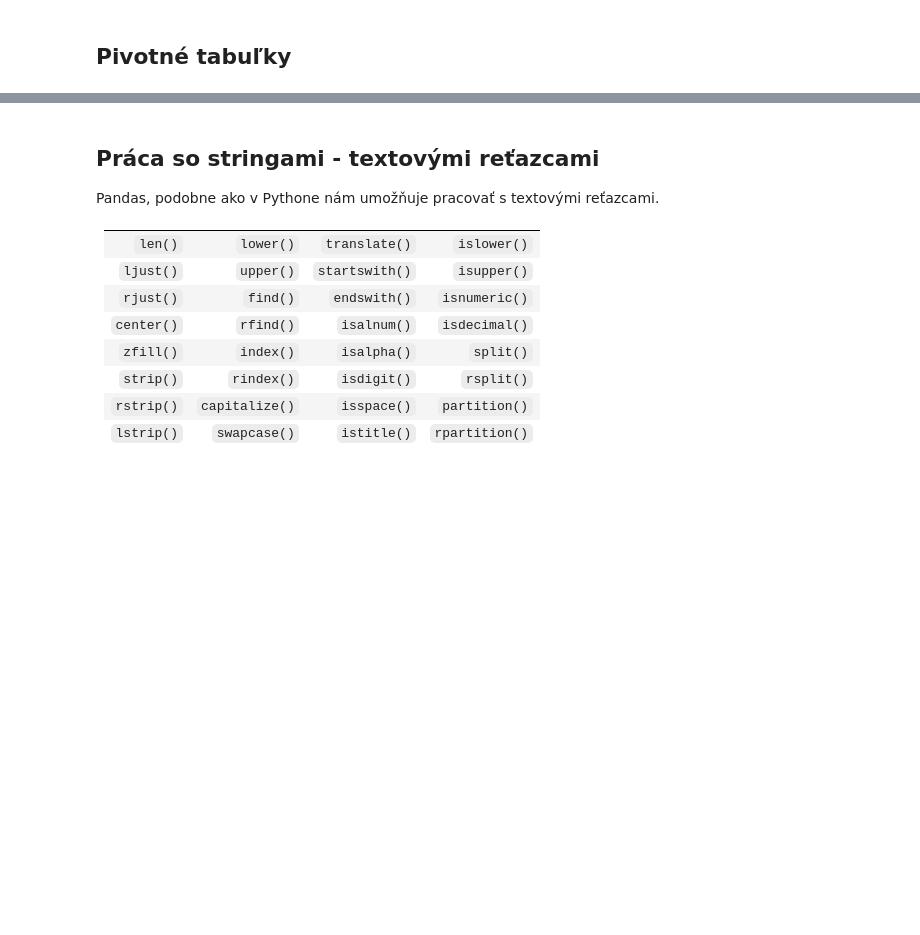
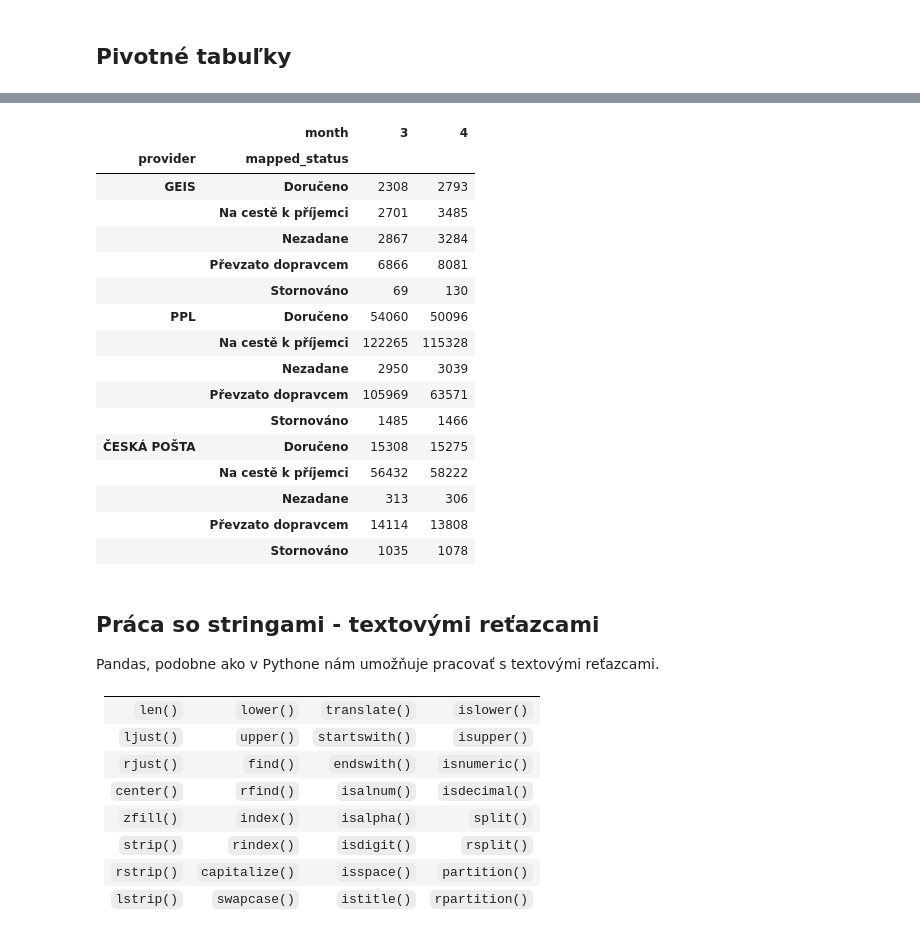
Before and after one commit to SvetlanaM/digital_academy3, a Jupyter notebook: Lesson02/Lesson02-Copy1.ipynb, the cells around one changed output, grey strips where cells are left out. Drawn from its saved outputs; the diff is of its cells as text; code cells hidden in the pictures; blank space fills up the shorter version.

```diff
--- a/Lesson02/Lesson02-Copy1.ipynb
+++ b/Lesson02/Lesson02-Copy1.ipynb
@@ -586,0 +685,2 @@ def highlight_max(s):
+# %%
+pivot2 = pd.pivot_table(dupDf, index='month', columns=['provider', 'mapped_status'], values="tracking_id", aggfunc='count')
@@ -587,3 +695,23 @@ def highlight_max(s):
+# %%
+pivot2.T
+# %% [output]
+|  | month | 3 | 4 |
+| provider | mapped_status |  |  |
+| GEIS | Doručeno | 2308 | 2793 |
+|  | Na cestě k příjemci | 2701 | 3485 |
+|  | Nezadane | 2867 | 3284 |
+|  | Převzato dopravcem | 6866 | 8081 |
+|  | Stornováno | 69 | 130 |
+| PPL | Doručeno | 54060 | 50096 |
+|  | Na cestě k příjemci | 122265 | 115328 |
+|  | Nezadane | 2950 | 3039 |
+|  | Převzato dopravcem | 105969 | 63571 |
+|  | Stornováno | 1485 | 1466 |
+| ČESKÁ POŠTA | Doručeno | 15308 | 15275 |
+|  | Na cestě k příjemci | 56432 | 58222 |
+|  | Nezadane | 313 | 306 |
+|  | Převzato dopravcem | 14114 | 13808 |
+|  | Stornováno | 1035 | 1078 |
 # %% [markdown]
 <h2>Práca so stringami - textovými reťazcami</h2>
 
```
Also changed, not shown: parts of 15 cells of this notebook, 2 other files.
